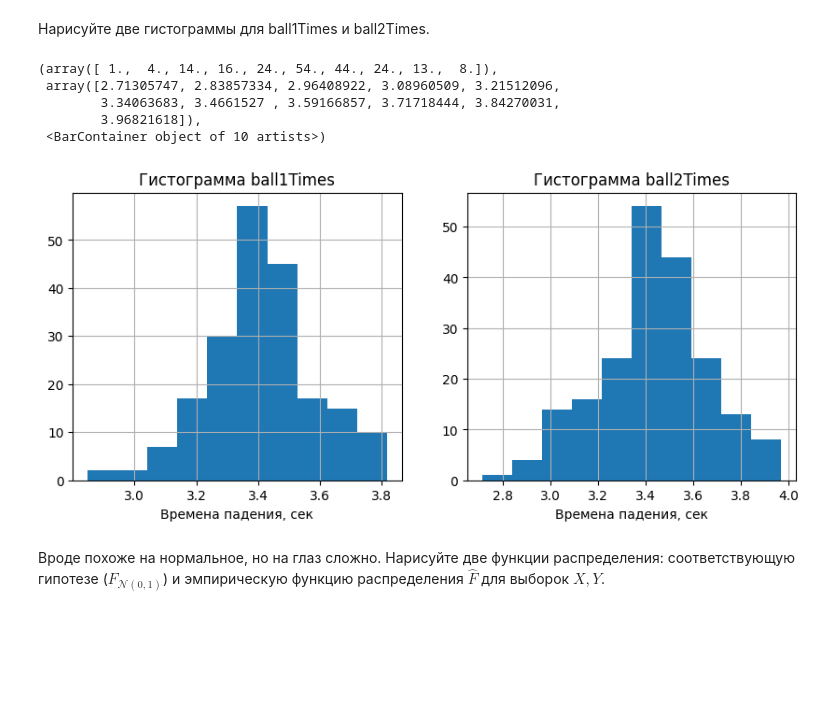
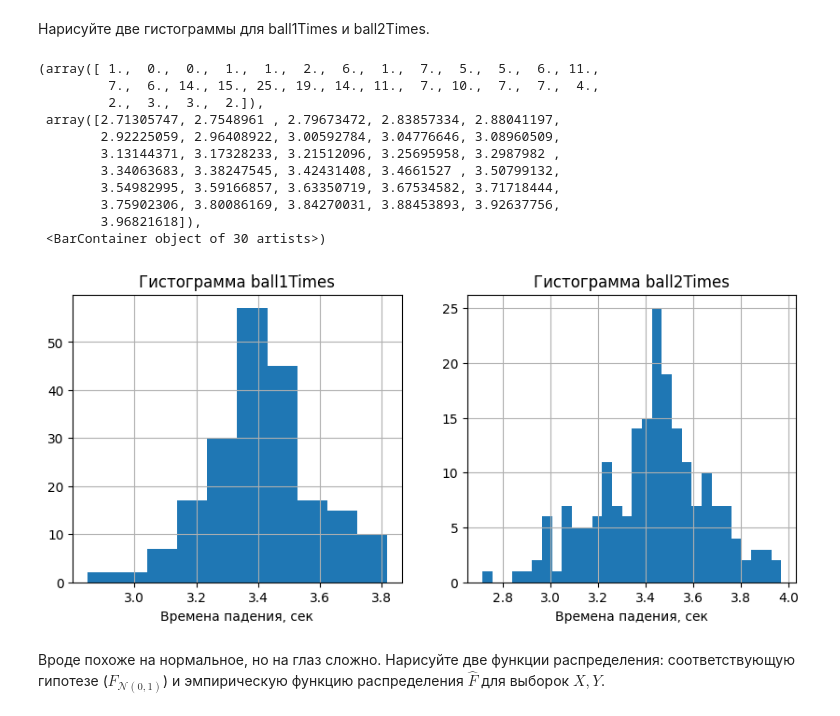
Before and after one commit to XuMuK1/psmo, a Jupyter notebook: seminars/seminar_07_hypothesis.ipynb, the cells around one changed output. Saved outputs shown, nothing was run; the diff lists cells and outputs as text; code cells hidden in the pictures; blank space fills up the shorter version.

```diff
--- a/seminars/seminar_07_hypothesis.ipynb
+++ b/seminars/seminar_07_hypothesis.ipynb
@@ -157,24 +185,30 @@ with open("./data/seminar_04_galileo.pkl", "rb") as f:#данные из ДЗ
 # %%
 f, (ax1,ax2) = plt.subplots(1,2, figsize=(10,4))
 
 ax1.grid()
 ax1.set_title("Гистограмма ball1Times")
 ax1.set_xlabel("Времена падения, сек")
 #нарисуте гистограмму, используя ax1.hist
 ax1.hist(ball1Times)
 
 ax2.grid()
 ax2.set_title("Гистограмма ball2Times")
 ax2.set_xlabel("Времена падения, сек")
 #нарисуте гистограмму, используя ax2.hist
-ax2.hist(ball2Times)
+ax2.hist(ball2Times, bins=30)
 # %% [output]
-(array([ 1.,  4., 14., 16., 24., 54., 44., 24., 13.,  8.]),
- array([2.71305747, 2.83857334, 2.96408922, 3.08960509, 3.21512096,
-        3.34063683, 3.4661527 , 3.59166857, 3.71718444, 3.84270031,
+(array([ 1.,  0.,  0.,  1.,  1.,  2.,  6.,  1.,  7.,  5.,  5.,  6., 11.,
+         7.,  6., 14., 15., 25., 19., 14., 11.,  7., 10.,  7.,  7.,  4.,
+         2.,  3.,  3.,  2.]),
+ array([2.71305747, 2.7548961 , 2.79673472, 2.83857334, 2.88041197,
+        2.92225059, 2.96408922, 3.00592784, 3.04776646, 3.08960509,
+        3.13144371, 3.17328233, 3.21512096, 3.25695958, 3.2987982 ,
+        3.34063683, 3.38247545, 3.42431408, 3.4661527 , 3.50799132,
+        3.54982995, 3.59166857, 3.63350719, 3.67534582, 3.71718444,
+        3.75902306, 3.80086169, 3.84270031, 3.88453893, 3.92637756,
         3.96821618]),
- <BarContainer object of 10 artists>)
+ <BarContainer object of 30 artists>)
-[figure, old version]
+[figure, new version]
 # %% [markdown]
 Вроде похоже на нормальное, но на глаз сложно. Нарисуйте две функции распределения: соответствующую гипотезе ($F_{\mathcal{N}(0,1)}$) и эмпирическую функцию распределения $\hat{F}$ для выборок $X,Y$.
 # %%
```
Also changed, not shown: parts of 14 cells of this notebook.
